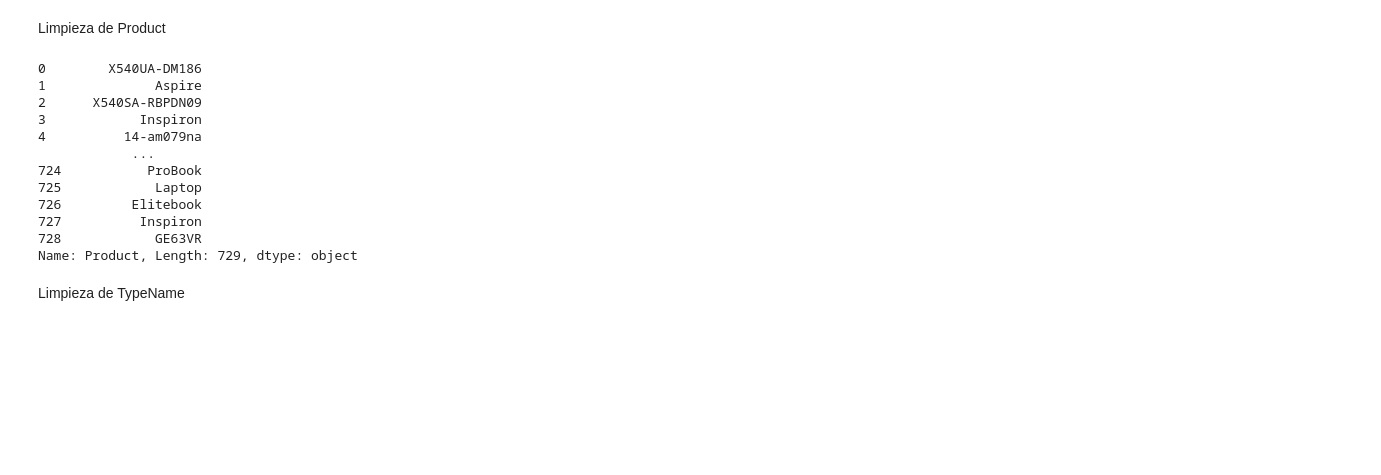
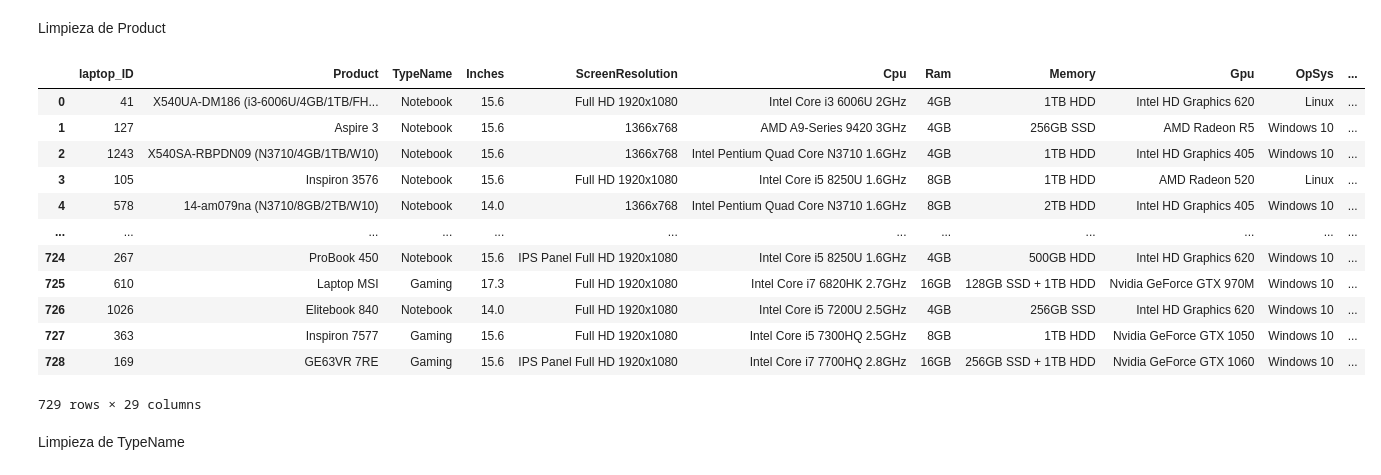
Before and after one commit to mariasanvals/DS_Online_Feb24_Exercises, a Jupyter notebook: 04_Machine_Learning/Sprint_15/Team Challenge/Kaggle_Ayuda.ipynb, the cells around one changed output. Cells and saved outputs as stored; diff of their text form; code cells hidden in the pictures; blank space fills up the shorter version.

```diff
--- a/04_Machine_Learning/Sprint_15/Team Challenge/Kaggle_Ayuda.ipynb
+++ b/04_Machine_Learning/Sprint_15/Team Challenge/Kaggle_Ayuda.ipynb
@@ -34,7 +34,7 @@ warnings.filterwarnings('ignore')
 ## Data
 # %%
 ### Para que funcione necesitas bajarte los archivos de datos de Kaggle
-df_train = pd.read_csv('./data/train.csv')
+df = pd.read_csv('./data/train.csv')
 # %% [markdown]
 ## Data exploration
 # %% [markdown]
@@ -171,7 +171,7 @@ Unique values for column id:
   403.5  1345.   1300.    713.07  999.9   940.    740.    990.   1845.
  3299.   1775.  ]
 # %%
-train_set, test_set = train_test_split(df_train, test_size= 0.2, random_state= 42)
+train_set, test_set = train_test_split(df, test_size= 0.2, random_state= 42)
 # %%
 X_train = train_set.drop(target, axis = 1) # Tengo que limpiar las categóricas en numéricas
 y_train = train_set[target]
@@ -234,17 +234,18 @@ dtype('float64')
 # %% [markdown]
 Limpieza de Product
 # %%
-X_train.
+X_train
 # %% [output]
+|  | laptop_ID | Product | TypeName | Inches | ScreenResolution | Cpu | Ram | Memory | Gpu | OpSys | ... |
+| 0 | 41 | X540UA-DM186 (i3-6006U/4GB/1TB/FH... | Notebook | 15.6 | Full HD 1920x1080 | Intel Core i3 6006U 2GHz | 4GB | 1TB HDD | Intel HD Graphics 620 | Linux | ... |
+| 1 | 127 | Aspire 3 | Notebook | 15.6 | 1366x768 | AMD A9-Series 9420 3GHz | 4GB | 256GB SSD | AMD Radeon R5 | Windows 10 | ... |
+| 2 | 1243 | X540SA-RBPDN09 (N3710/4GB/1TB/W10) | Notebook | 15.6 | 1366x768 | Intel Pentium Quad Core N3710 1.6GHz | 4GB | 1TB HDD | Intel HD Graphics 405 | Windows 10 | ... |
+| 3 | 105 | Inspiron 3576 | Notebook | 15.6 | Full HD 1920x1080 | Intel Core i5 8250U 1.6GHz | 8GB | 1TB HDD | AMD Radeon 520 | Linux | ... |
+| 4 | 578 | 14-am079na (N3710/8GB/2TB/W10) | Notebook | 14.0 | 1366x768 | Intel Pentium Quad Core N3710 1.6GHz | 8GB | 2TB HDD | Intel HD Graphics 405 | Windows 10 | ... |
+| ... | ... | ... | ... | ... | ... | ... | ... | ... | ... | ... | ... |
+| 724 | 267 | ProBook 450 | Notebook | 15.6 | IPS Panel Full HD 1920x1080 | Intel Core i5 8250U 1.6GHz | 4GB | 500GB HDD | Intel HD Graphics 620 | Windows 10 | ... |
+| 725 | 610 | Laptop MSI | Gaming | 17.3 | Full HD 1920x1080 | Intel Core i7 6820HK 2.7GHz | 16GB | 128GB SSD + 1TB HDD | Nvidia GeForce GTX 970M | Windows 10 | ... |
+| 726 | 1026 | Elitebook 840 | Notebook | 14.0 | Full HD 1920x1080 | Intel Core i5 7200U 2.5GHz | 4GB | 256GB SSD | Intel HD Graphics 620 | Windows 10 | ... |
+| 727 | 363 | Inspiron 7577 | Gaming | 15.6 | Full HD 1920x1080 | Intel Core i5 7300HQ 2.5GHz | 8GB | 1TB HDD | Nvidia GeForce GTX 1050 | Windows 10 | ... |
+| 728 | 169 | GE63VR 7RE | Gaming | 15.6 | IPS Panel Full HD 1920x1080 | Intel Core i7 7700HQ 2.8GHz | 16GB | 256GB SSD + 1TB HDD | Nvidia GeForce GTX 1060 | Windows 10 | ... |
-0        X540UA-DM186
-1              Aspire
-2      X540SA-RBPDN09
-3            Inspiron
-4          14-am079na
-            ...
-724           ProBook
-725            Laptop
-726         Elitebook
-727          Inspiron
-728            GE63VR
-Name: Product, Length: 729, dtype: object
+729 rows × 29 columns
```
Also changed, not shown: parts of 32 cells of this notebook.
